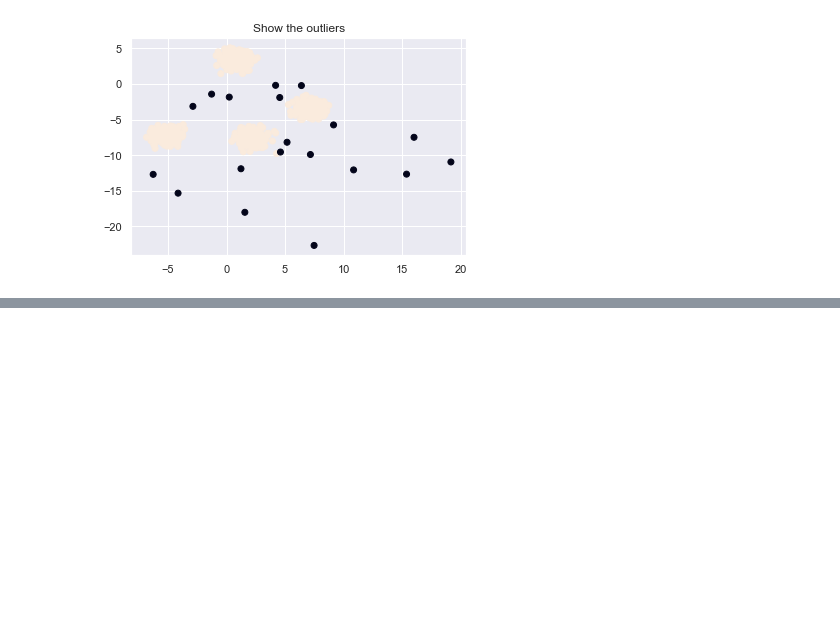
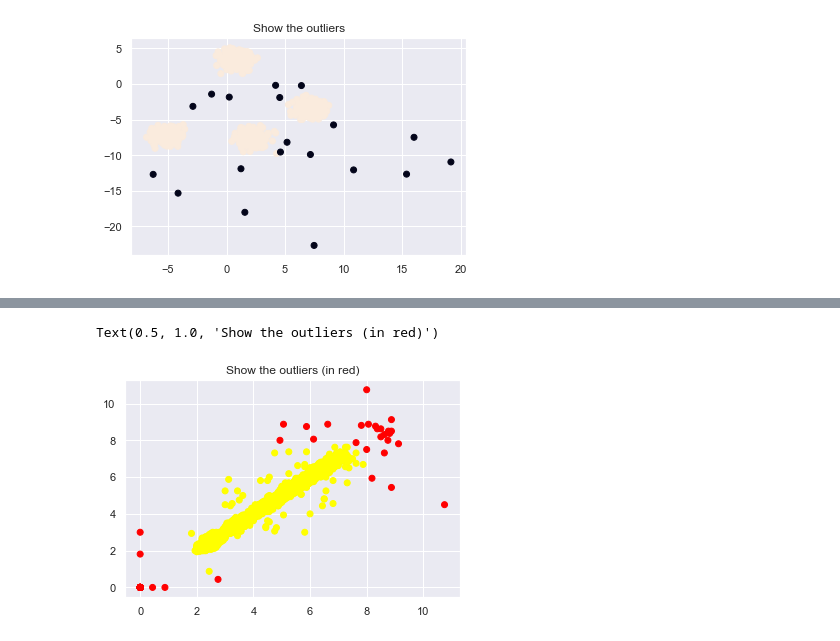
Before and after one commit to sedgewickmm18/notebooks-attic, a Jupyter notebook: Unsupervised outlier detection in multidimensional data.ipynb, the cells around one changed output, grey strips where cells are left out. Saved outputs shown, nothing was run; the diff lists cells and outputs as text; code cells hidden in the pictures; blank space fills up the shorter version.

```diff
--- a/Unsupervised outlier detection in multidimensional data.ipynb
+++ b/Unsupervised outlier detection in multidimensional data.ipynb
@@ -202,0 +269,6 @@ Text(0.5, 1.0, 'Show the outliers')
+# %%
+plt.scatter(temp_win[:, 0], temp_win[:, 1], c=(zett > T), cmap='autumn')
+plt.title('Show the outliers (in red)')
+# %% [output]
+Text(0.5, 1.0, 'Show the outliers (in red)')
+[figure, added]
```
Also changed, not shown: parts of 10 cells of this notebook.
